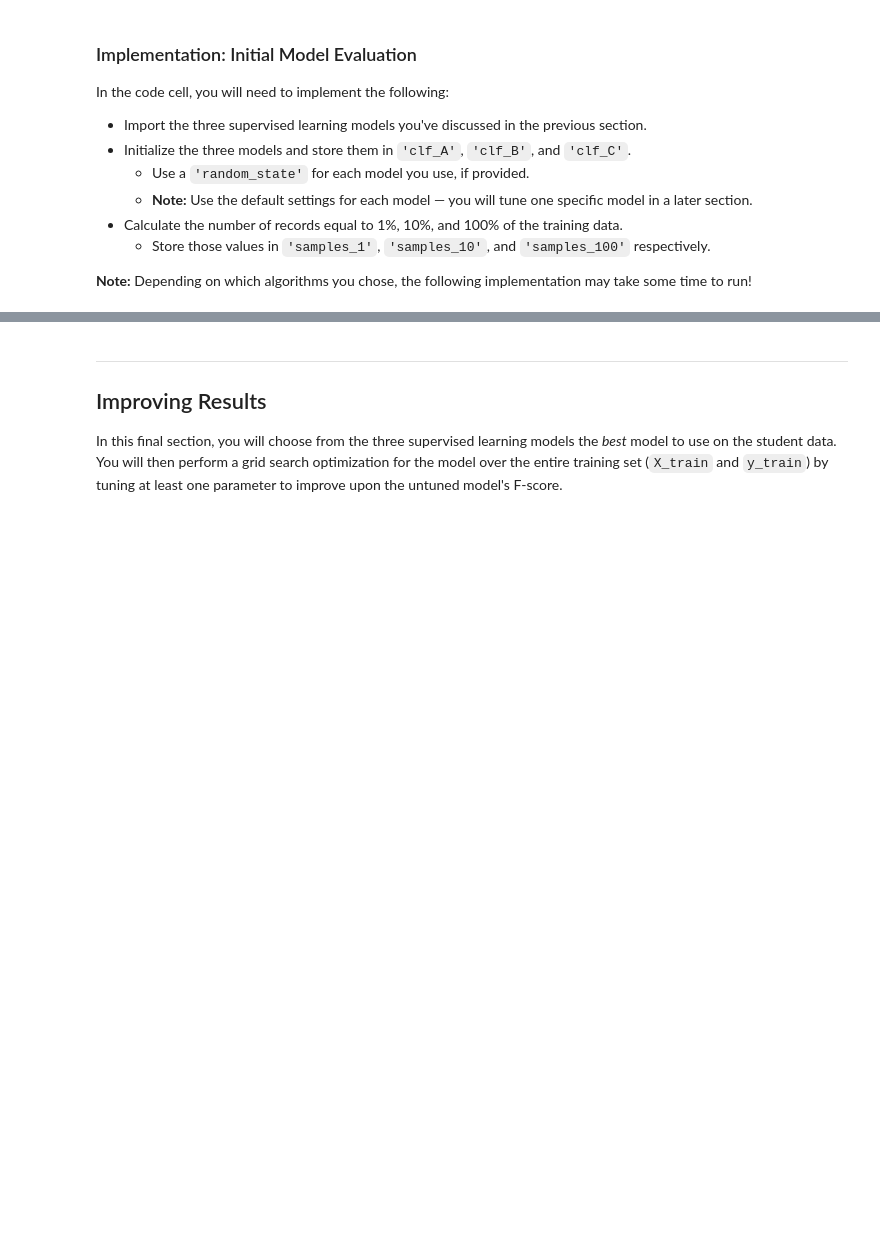
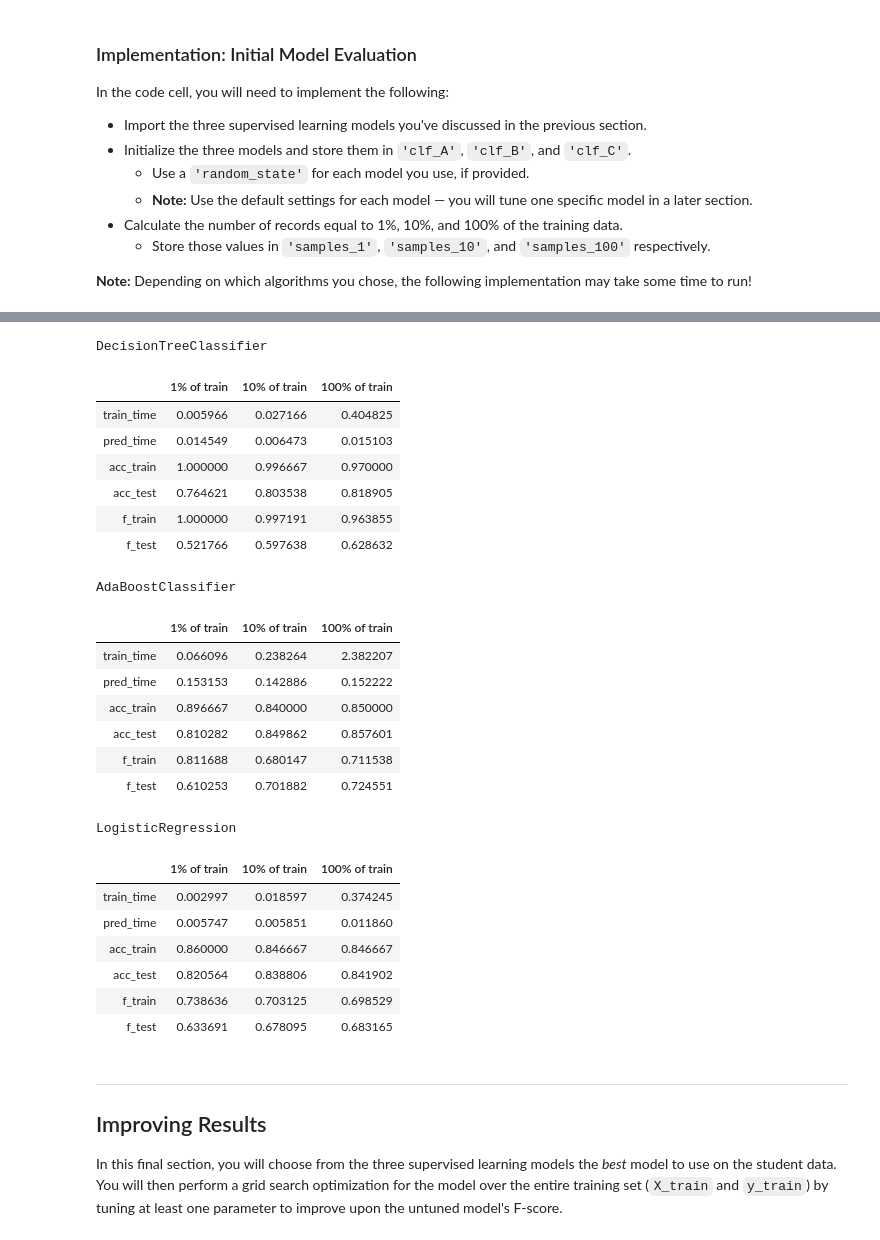
Before and after one commit to ElviraMingazova/Udacity, a Jupyter notebook: finding_donors/finding_donors.ipynb, the cells around one changed output, grey strips where cells are left out. Cells and saved outputs as stored; diff of their text form; code cells hidden in the pictures; blank space fills up the shorter version.

```diff
--- a/finding_donors/finding_donors.ipynb
+++ b/finding_donors/finding_donors.ipynb
@@ -453,3 +488,32 @@ print(results)
+# %%
+for i in results.items():
+    print(i[0])
+    display(pd.DataFrame(i[1]).rename(columns={0:'1% of train', 1:'10% of train', 2:'100% of train'}))
+# %% [output]
+DecisionTreeClassifier
+|  | 1% of train | 10% of train | 100% of train |
+| train_time | 0.005966 | 0.027166 | 0.404825 |
+| pred_time | 0.014549 | 0.006473 | 0.015103 |
+| acc_train | 1.000000 | 0.996667 | 0.970000 |
+| acc_test | 0.764621 | 0.803538 | 0.818905 |
+| f_train | 1.000000 | 0.997191 | 0.963855 |
+| f_test | 0.521766 | 0.597638 | 0.628632 |
+AdaBoostClassifier
+|  | 1% of train | 10% of train | 100% of train |
+| train_time | 0.066096 | 0.238264 | 2.382207 |
+| pred_time | 0.153153 | 0.142886 | 0.152222 |
+| acc_train | 0.896667 | 0.840000 | 0.850000 |
+| acc_test | 0.810282 | 0.849862 | 0.857601 |
+| f_train | 0.811688 | 0.680147 | 0.711538 |
+| f_test | 0.610253 | 0.701882 | 0.724551 |
+LogisticRegression
+|  | 1% of train | 10% of train | 100% of train |
+| train_time | 0.002997 | 0.018597 | 0.374245 |
+| pred_time | 0.005747 | 0.005851 | 0.011860 |
+| acc_train | 0.860000 | 0.846667 | 0.846667 |
+| acc_test | 0.820564 | 0.838806 | 0.841902 |
+| f_train | 0.738636 | 0.703125 | 0.698529 |
+| f_test | 0.633691 | 0.678095 | 0.683165 |
 # %% [markdown]
 ----
 ## Improving Results
```
Also changed, not shown: parts of 13 cells of this notebook, 1 other file.
